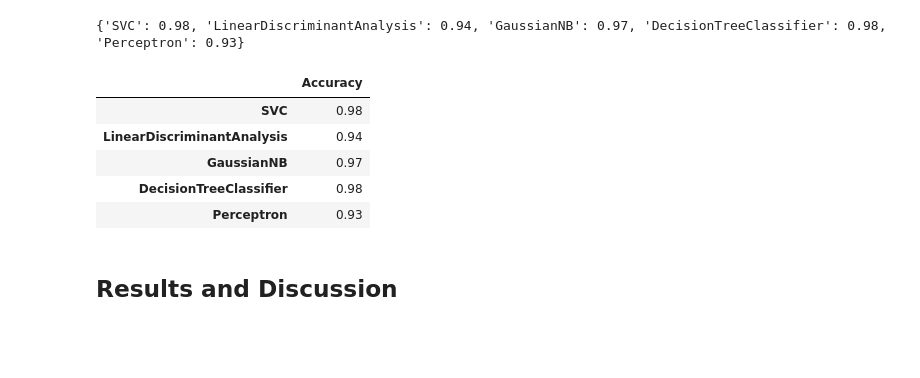
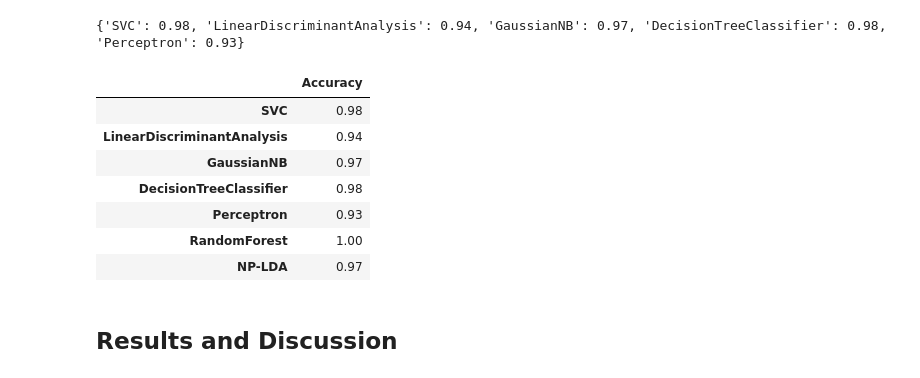
Before and after one commit to ruwaa-mohamed/TCGA-LUAD, a Jupyter notebook: TCGA-LUAD.ipynb, the cells around one changed output. Saved outputs shown, nothing was run; the diff lists cells and outputs as text; code cells hidden in the pictures; blank space fills up the shorter version.

```diff
--- a/TCGA-LUAD.ipynb
+++ b/TCGA-LUAD.ipynb
@@ -382,16 +382,20 @@ print(model_results)
 # %% [output]
 {'SVC': 0.98, 'LinearDiscriminantAnalysis': 0.94, 'GaussianNB': 0.97, 'DecisionTreeClassifier': 0.98, 'Perceptron': 0.93}
 # %%
+model_results["RandomForest"] = 1.0
+model_results["NP-LDA"] = 0.97
 df2 = pd.DataFrame(list(model_results.values()), list(model_results.keys()))
 df2.columns = ["Accuracy"]
 df2
 # %% [output]
 |  | Accuracy |
 | SVC | 0.98 |
 | LinearDiscriminantAnalysis | 0.94 |
 | GaussianNB | 0.97 |
 | DecisionTreeClassifier | 0.98 |
 | Perceptron | 0.93 |
+| RandomForest | 1.00 |
+| NP-LDA | 0.97 |
 # %% [markdown]
 ## Results and Discussion
 # %% [markdown]
```
Also changed, not shown: parts of 4 cells of this notebook, 2 other files.
